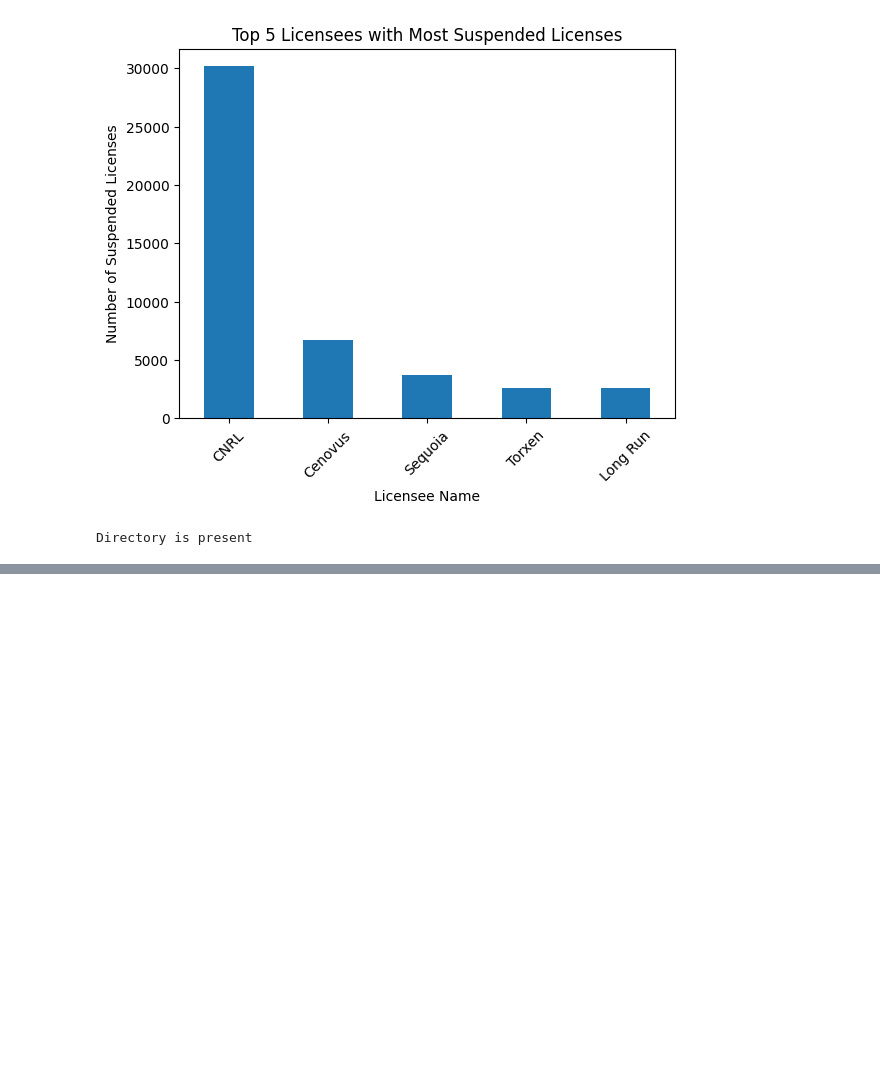
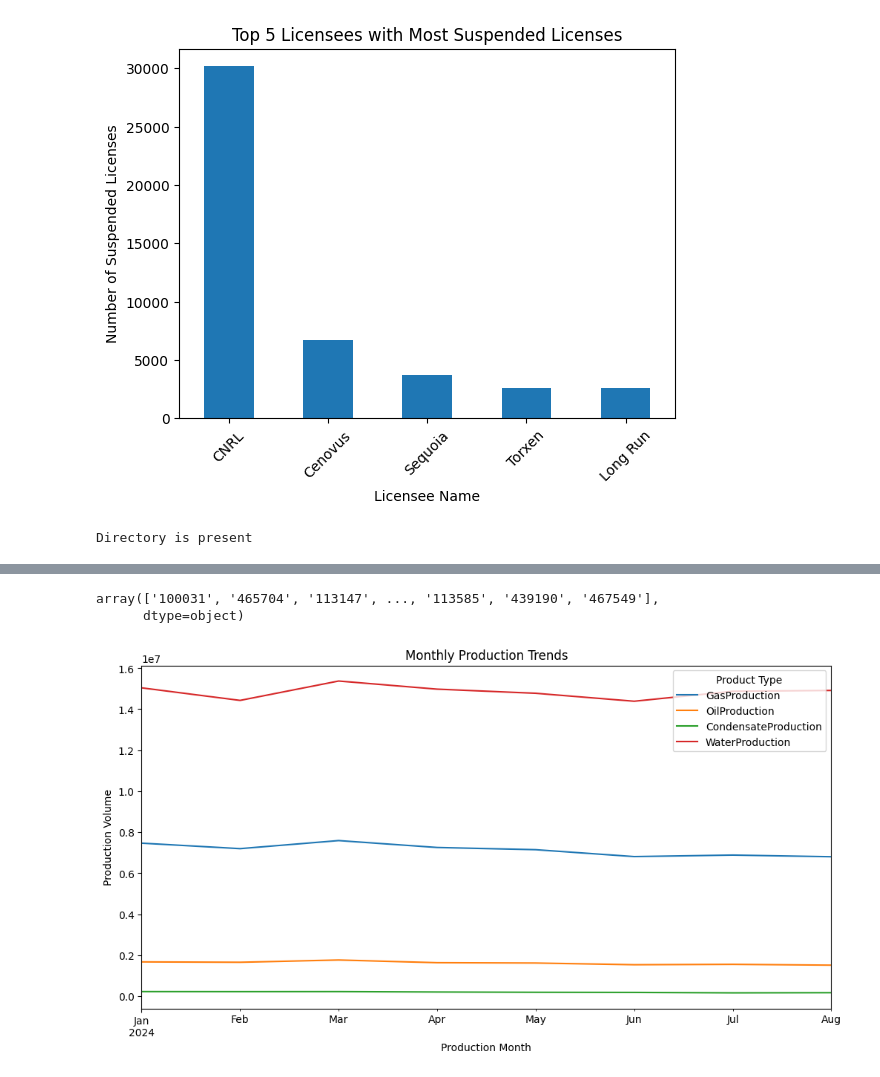
Before and after one commit to itadityaa/data-science, a Jupyter notebook: DA/oil_data_exploration/trials.ipynb, the cells around one changed output, grey strips where cells are left out. Cells and saved outputs as stored; diff of their text form; code cells hidden in the pictures; blank space fills up the shorter version.

```diff
--- a/DA/oil_data_exploration/trials.ipynb
+++ b/DA/oil_data_exploration/trials.ipynb
@@ -27,7 +27,7 @@ for month in range(1, months):
         df_name = f'{base_vol_data_name}{month}'
         globals()[df_name] = pd.read_csv(os.getenv('VOL_DATA').replace('XX', f'0{month}'), low_memory=False)
 # %%
-merged_ngl_df = pd.concat([ngl_6, ngl_7, ngl_8], ignore_index=True)
+merged_ngl_df = pd.concat([ngl_1, ngl_2, ngl_3, ngl_4, ngl_5, ngl_6, ngl_7, ngl_8], ignore_index=True)
 # %%
 merged_vol_df = pd.concat([vol_6, vol_7, vol_8], ignore_index=True)
 # %%
@@ -302,0 +334,2 @@ Directory is present
+# %%
+merged_ngl_df.dropna(ignore_index=True , inplace=True)
@@ -302,0 +345,21 @@ Directory is present
+# %%
+merged_ngl_df.drop(['ReportingFacilityID', 'ReportingFacilityName', 'OperatorBAID', 'OperatorName', 'WellID', 'Field', 'Pool', 'Hours'], axis=1, inplace=True)
+# %%
+merged_ngl_df['WellLicenseNumber'].unique()
+# %% [output]
+array(['100031', '465704', '113147', ..., '113585', '439190', '467549'],
+      dtype=object)
+# %%
+merged_ngl_df['WellLicenseNumber'] = merged_ngl_df['WellLicenseNumber'].str.lstrip('0')
+# %%
+merged_ngl_df['ProductionMonth'] = pd.to_datetime(merged_ngl_df['ProductionMonth'])
+monthly_trends = merged_ngl_df.groupby('ProductionMonth')[['GasProduction', 'OilProduction', 'CondensateProduction', 'WaterProduction']].sum()
+
+monthly_trends.plot(figsize=(12, 6))
+plt.title("Monthly Production Trends")
+plt.xlabel("Production Month")
+plt.ylabel("Production Volume")
+plt.legend(title="Product Type")
+plt.show()
+# %% [output]
+[figure, added]
```
Also changed, not shown: parts of 8 cells of this notebook.
